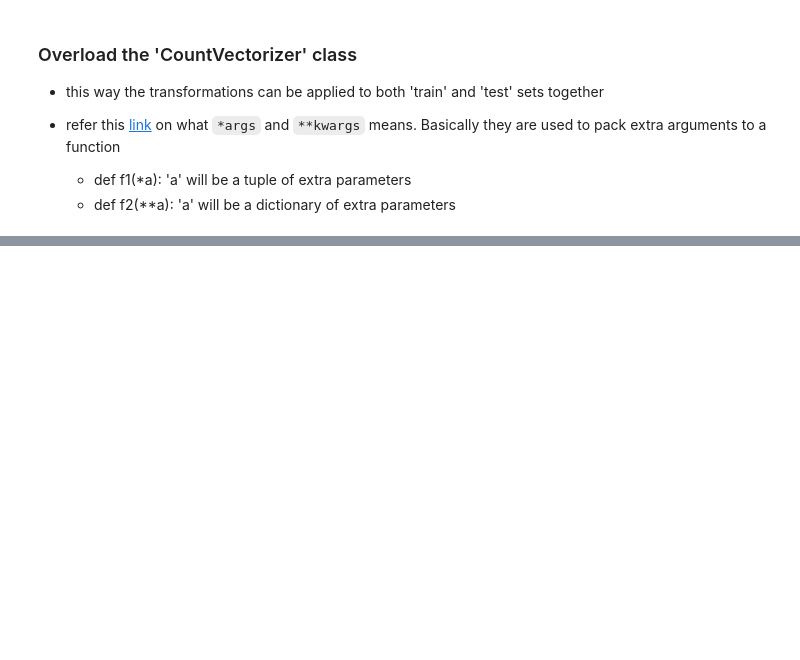
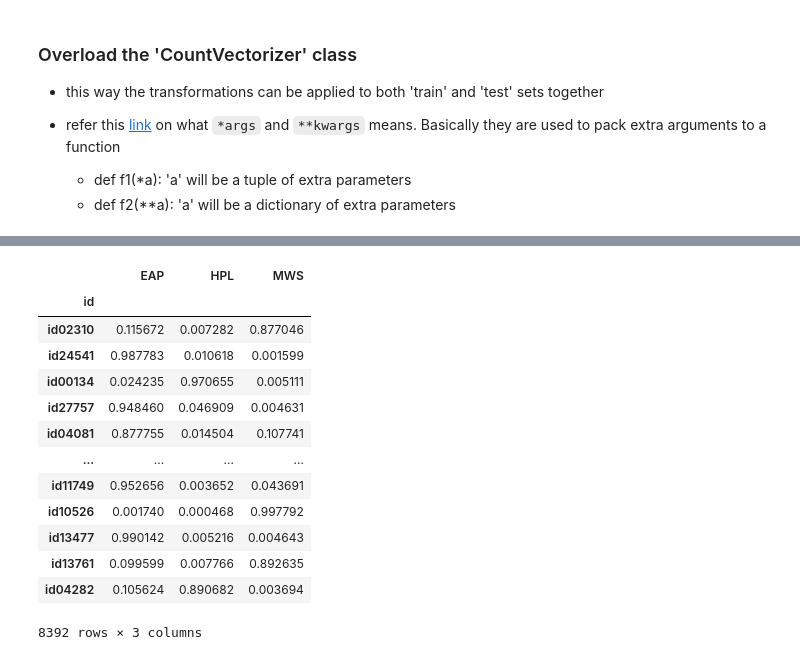
Before and after one commit to dilinjohn/Kaggle, a Jupyter notebook: NLP - Spooky author identification/NLP - Spooky author dataset -using pipelines.ipynb, the cells around one changed output, grey strips where cells are left out. Saved outputs shown, nothing was run; the diff lists cells and outputs as text; code cells hidden in the pictures; blank space fills up the shorter version.

Commit message:
new version of pipeline

```diff
--- a/NLP - Spooky author identification/NLP - Spooky author dataset -using pipelines.ipynb
+++ b/NLP - Spooky author identification/NLP - Spooky author dataset -using pipelines.ipynb
@@ -270,0 +580,23 @@ print('Metric log loss', metrics.log_loss(y_val, pred_val))
+# %%
+pipe7 = Pipeline([
+                    ('u1', FeatureUnion([
+                                            ('tfidf_features', Pipeline([
+                                                                        ('cv', CountVectorizer()),
+                                                                        ('tfidf', TfidfTransformer()),
+                                                                        ('tfidf_logit', Classifierwrapper(LogisticRegression()))
+                                                                        ])),
+                                            ('pos_features', Pipeline([
+                                                                        ('pos', posTagMatrix(tokenizer = nltk.word_tokenize)),
+                                                                        ('pos_logit', Classifierwrapper(LogisticRegression()))
+                                                                        ]))
+                                        ])),
+
+                    ('xgb', XGBClassifier(**xgb_params)),
+
+
+        ])
+# %%
+pipe7.fit(X_train, y_train)
+pred_val = pipe7.predict_proba(X_val)
+
+print('Metric log loss', metrics.log_loss(y_val, pred_val))
@@ -270,0 +609,8 @@ print('Metric log loss', metrics.log_loss(y_val, pred_val))
+# %%
+%%time
+
+# fit the model again on the enire train set
+pipe7.fit(train['text'], le.fit_transform(train['author']))
+
+# predictions on the actual test
+pred = pipe7.predict_proba(test['text'])
@@ -270,0 +620,18 @@ print('Metric log loss', metrics.log_loss(y_val, pred_val))
+# %%
+submission = pd.DataFrame(pred, columns = ['EAP','HPL', 'MWS'], index = test.id)
+submission.to_csv('submission_pipelines.csv', index=id)
+# %% [output]
+|  | EAP | HPL | MWS |
+| id |  |  |  |
+| id02310 | 0.115672 | 0.007282 | 0.877046 |
+| id24541 | 0.987783 | 0.010618 | 0.001599 |
+| id00134 | 0.024235 | 0.970655 | 0.005111 |
+| id27757 | 0.948460 | 0.046909 | 0.004631 |
+| id04081 | 0.877755 | 0.014504 | 0.107741 |
+| ... | ... | ... | ... |
+| id11749 | 0.952656 | 0.003652 | 0.043691 |
+| id10526 | 0.001740 | 0.000468 | 0.997792 |
+| id13477 | 0.990142 | 0.005216 | 0.004643 |
+| id13761 | 0.099599 | 0.007766 | 0.892635 |
+| id04282 | 0.105624 | 0.890682 | 0.003694 |
+8392 rows × 3 columns
```
Also changed, not shown: parts of 34 cells of this notebook, 1 other file.
